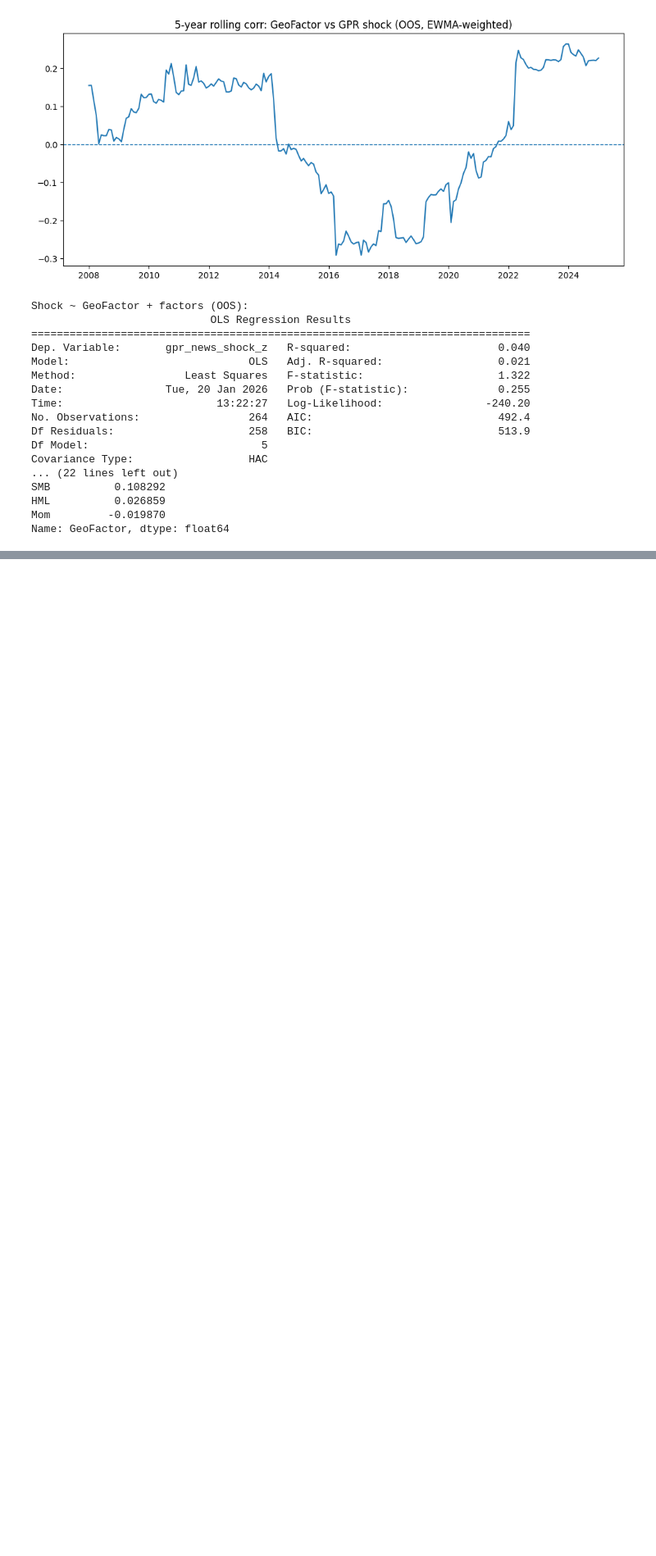
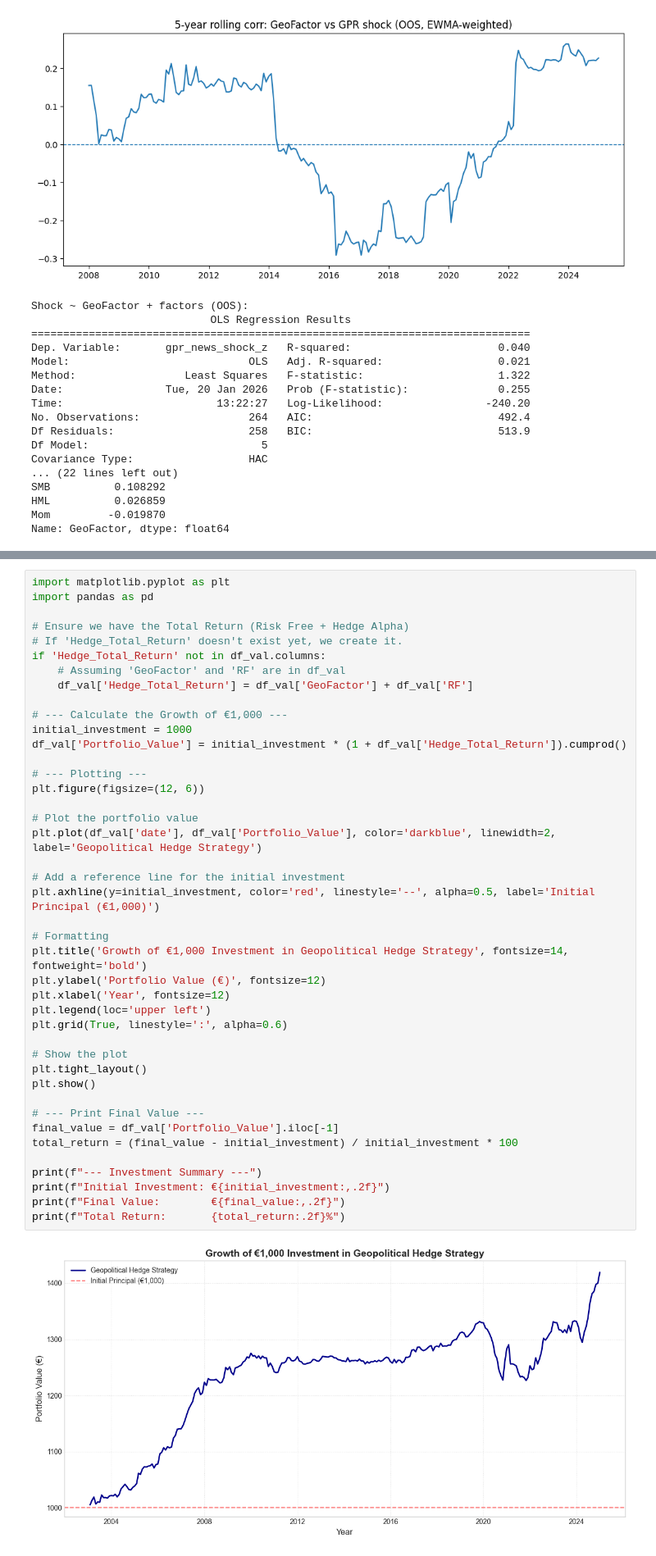
Before and after one commit to siddharthyashkukreja-cloud/Hedging_GeoPolRisk, a Jupyter notebook: researchProject.ipynb, the cells around one changed output, grey strips where cells are left out. Shown at 82% size. Saved outputs shown, nothing was run; the diff lists cells and outputs as text; blank space fills up the shorter version.

```diff
--- a/researchProject.ipynb
+++ b/researchProject.ipynb
@@ -1533,0 +1314,44 @@ XAR        | 0.0132       | -0.0677          | -0.60     | 0.725
+# %%
+import matplotlib.pyplot as plt
+import pandas as pd
+
+# Ensure we have the Total Return (Risk Free + Hedge Alpha)
+# If 'Hedge_Total_Return' doesn't exist yet, we create it.
+if 'Hedge_Total_Return' not in df_val.columns:
+    # Assuming 'GeoFactor' and 'RF' are in df_val
+    df_val['Hedge_Total_Return'] = df_val['GeoFactor'] + df_val['RF']
+
+# --- Calculate the Growth of €1,000 ---
+initial_investment = 1000
+df_val['Portfolio_Value'] = initial_investment * (1 + df_val['Hedge_Total_Return']).cumprod()
+
+# --- Plotting ---
+plt.figure(figsize=(12, 6))
+
+# Plot the portfolio value
+plt.plot(df_val['date'], df_val['Portfolio_Value'], color='darkblue', linewidth=2, label='Geopolitical Hedge Strategy')
+
+# Add a reference line for the initial investment
+plt.axhline(y=initial_investment, color='red', linestyle='--', alpha=0.5, label='Initial Principal (€1,000)')
+
+# Formatting
+plt.title('Growth of €1,000 Investment in Geopolitical Hedge Strategy', fontsize=14, fontweight='bold')
+plt.ylabel('Portfolio Value (€)', fontsize=12)
+plt.xlabel('Year', fontsize=12)
+plt.legend(loc='upper left')
+plt.grid(True, linestyle=':', alpha=0.6)
+
+# Show the plot
+plt.tight_layout()
+plt.show()
+
+# --- Print Final Value ---
+final_value = df_val['Portfolio_Value'].iloc[-1]
+total_return = (final_value - initial_investment) / initial_investment * 100
+
+print(f"--- Investment Summary ---")
+print(f"Initial Investment: €{initial_investment:,.2f}")
+print(f"Final Value:        €{final_value:,.2f}")
+print(f"Total Return:       {total_return:.2f}%")
+# %% [output]
+[figure, added]
```
Also changed, not shown: parts of 36 cells of this notebook.
